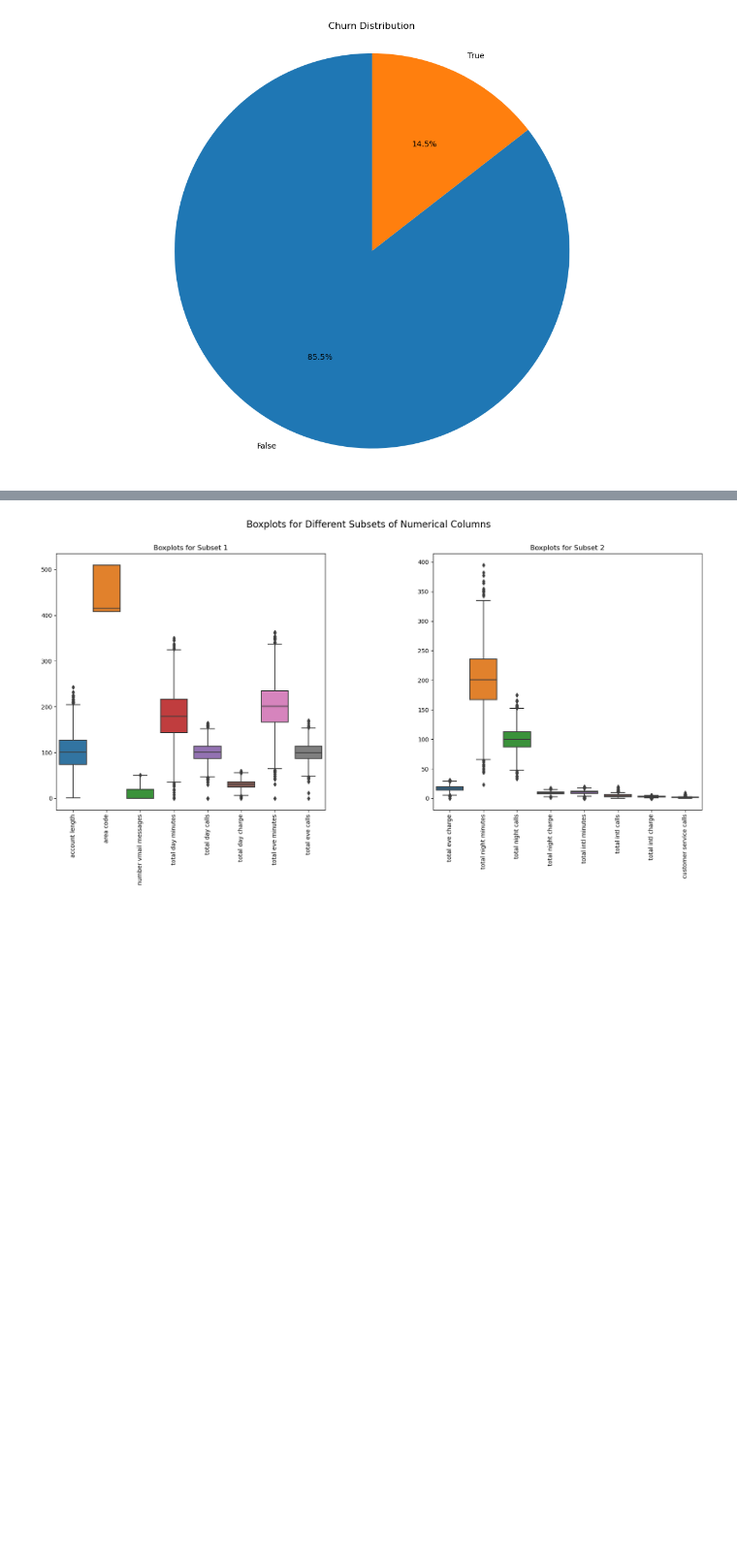
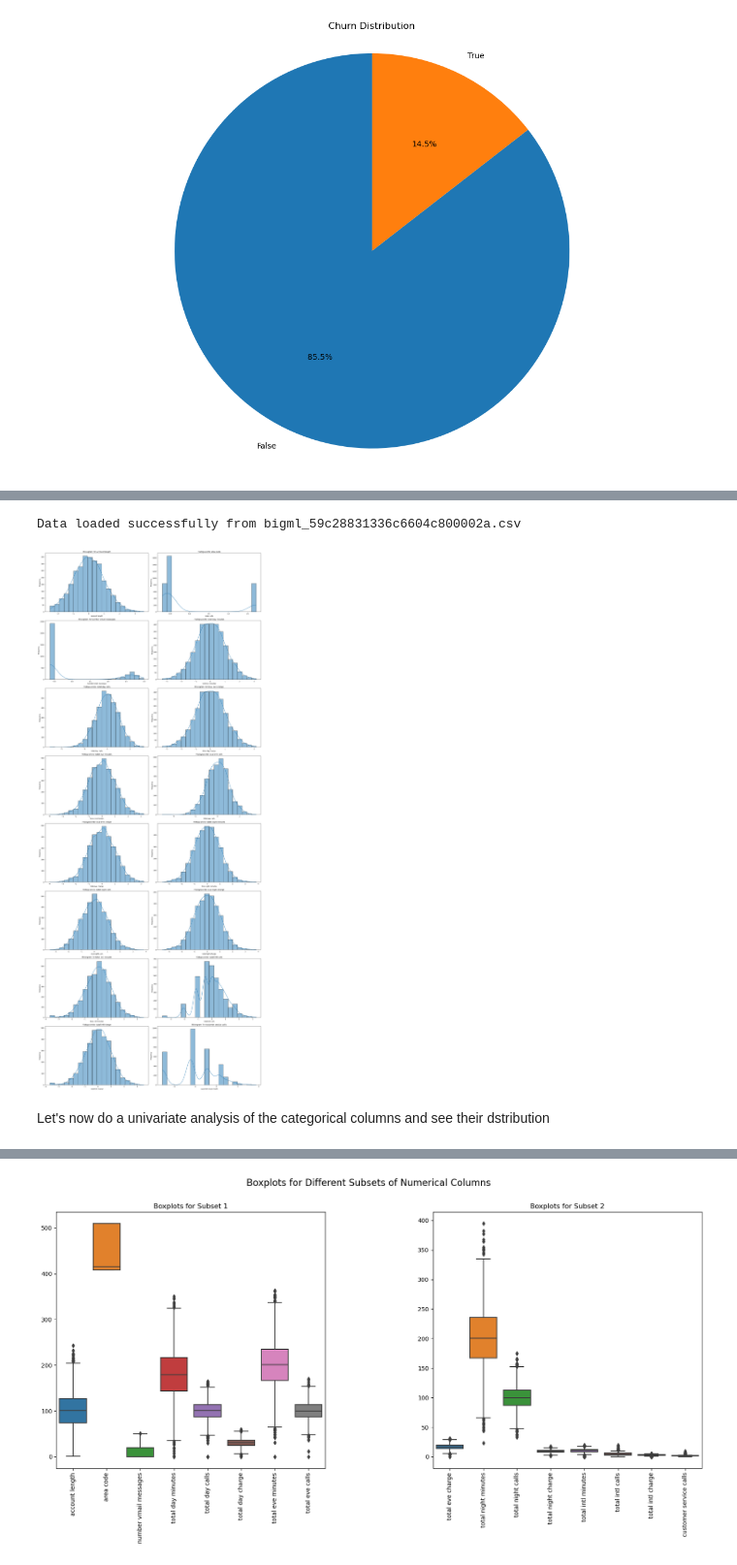
Before and after one commit to TyrionCodister/Churn-in-Telecom-, a Jupyter notebook: Syria Tel Churn Prediction.ipynb, the cells around one changed output, grey strips where cells are left out. Shown at 97% size. Drawn from its saved outputs; the diff is of its cells as text; code cells hidden in the pictures; blank space fills up the shorter version.

```diff
--- a/Syria Tel Churn Prediction.ipynb
+++ b/Syria Tel Churn Prediction.ipynb
@@ -526,0 +572,40 @@ Before proceeding with model building, it is essential to identify and handle an
+# %%
+class SkewnessHandler(DataAnalysis):
+    def identify_skewed_columns(self, threshold=1.0):
+        numerical_cols = self.data.select_dtypes(include=['int64', 'float64']).columns
+        skewed_cols = [col for col in numerical_cols if abs(self.data[col].skew()) > threshold]
+        return skewed_cols
+
+    def log_transform(self, cols):
+        self.data[cols] = self.data[cols].apply(lambda x: np.log1p(x))
+
+class StandardScalerHandler(SkewnessHandler):
+    def normalize_standard(self):
+        numerical_cols = self.data.select_dtypes(include=['int64', 'float64']).columns
+        scaler = StandardScaler()
+        self.data[numerical_cols] = scaler.fit_transform(self.data[numerical_cols])
+
+file_name = 'bigml_59c28831336c6604c800002a.csv'
+
+loader = DataFrameLoader(file_name)
+loader.load_data()
+
+if loader.data is not None:
+    data_analysis = StandardScalerHandler(loader.data)
+
+    # Identify skewed columns
+    skewed_cols = data_analysis.identify_skewed_columns(threshold=1.0)
+
+    # Transform skewed columns
+    data_analysis.log_transform(skewed_cols)
+
+    # Normalize all numerical columns
+    data_analysis.normalize_standard()
+
+    # Check the outliers and histograms after normalization and transformation
+    data_analysis.plot_histograms()
+# %% [output]
+Data loaded successfully from bigml_59c28831336c6604c800002a.csv
+[figure, added]
+# %% [markdown]
+Let's now do a univariate analysis of the categorical columns and see their dstribution
```
Also changed, not shown: parts of 8 cells of this notebook.
